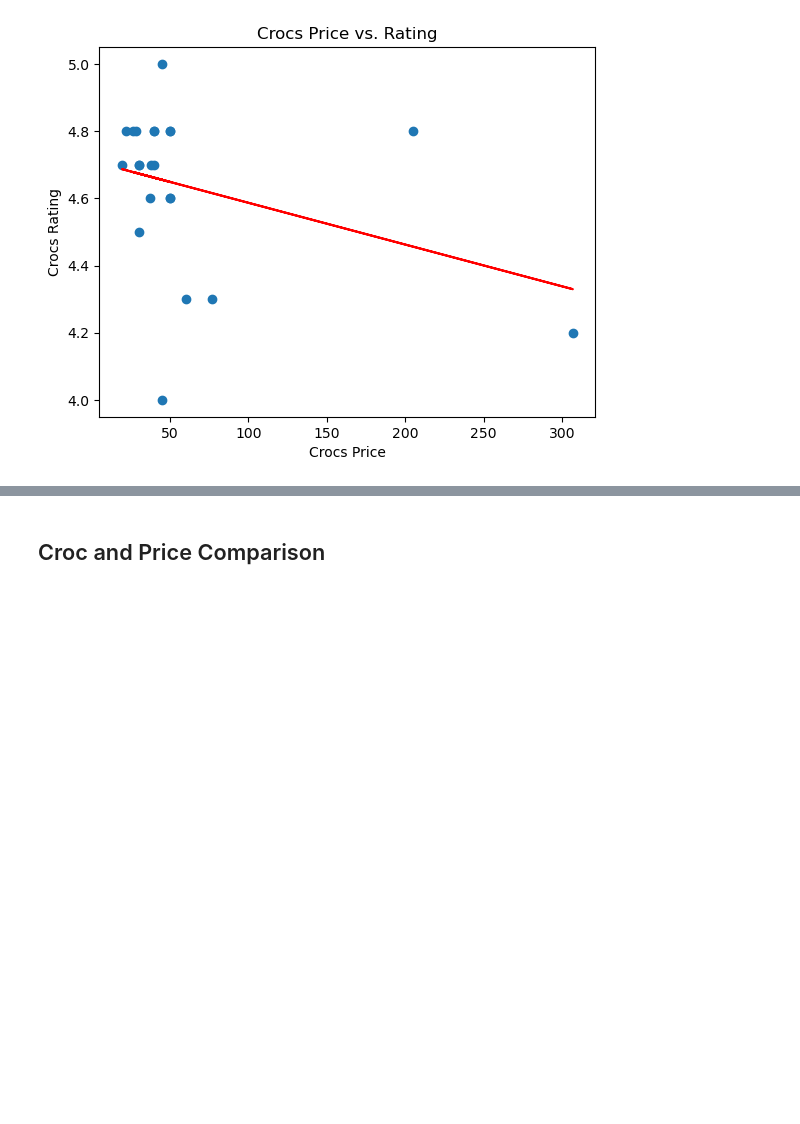
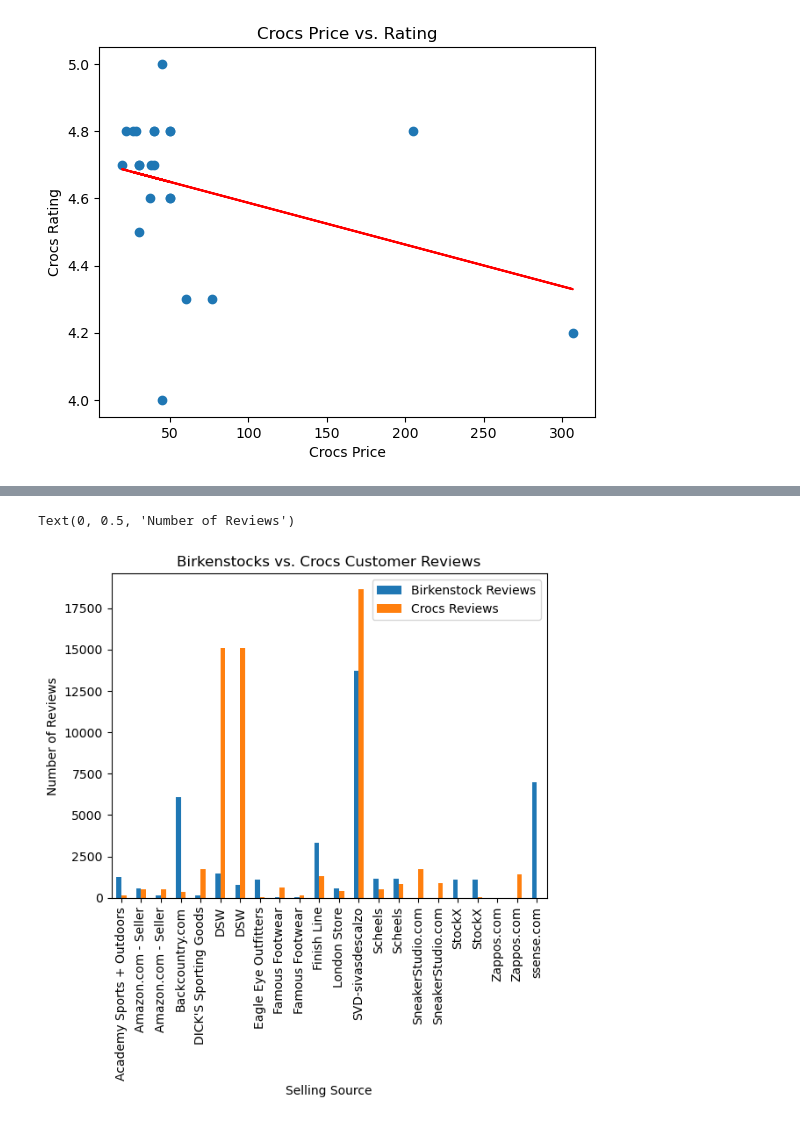
Before and after one commit to NoelleMtz/BirkCroc, a Jupyter notebook: brittany_analysis/Merged_Data_CrocBirk.ipynb, the cells around one changed output, grey strips where cells are left out. Cells and saved outputs as stored; diff of their text form; code cells hidden in the pictures; blank space fills up the shorter version.

```diff
--- a/brittany_analysis/Merged_Data_CrocBirk.ipynb
+++ b/brittany_analysis/Merged_Data_CrocBirk.ipynb
@@ -468,6 +540,14 @@ The r-squared is: 0.11893893010182048
+# %%
+croc_birk_df.reset_index().plot(
+    x="Selling Source", y=["Birkenstock Reviews", "Crocs Reviews"], kind="bar"
+)
+plt.title("Birkenstocks vs. Crocs Customer Reviews")
+plt.xlabel("Selling Source")
+plt.ylabel("Number of Reviews")
+# %% [output]
+Text(0, 0.5, 'Number of Reviews')
+[figure, added]
 # %%
 #Selling Source vs. Price for Birk and Crocs
 # %%
 #Selling Source vs Rating for Birk and Crocs
-# %% [markdown]
-## Croc and Price Comparison
```
Also changed, not shown: parts of 2 cells of this notebook, 3 other files.
